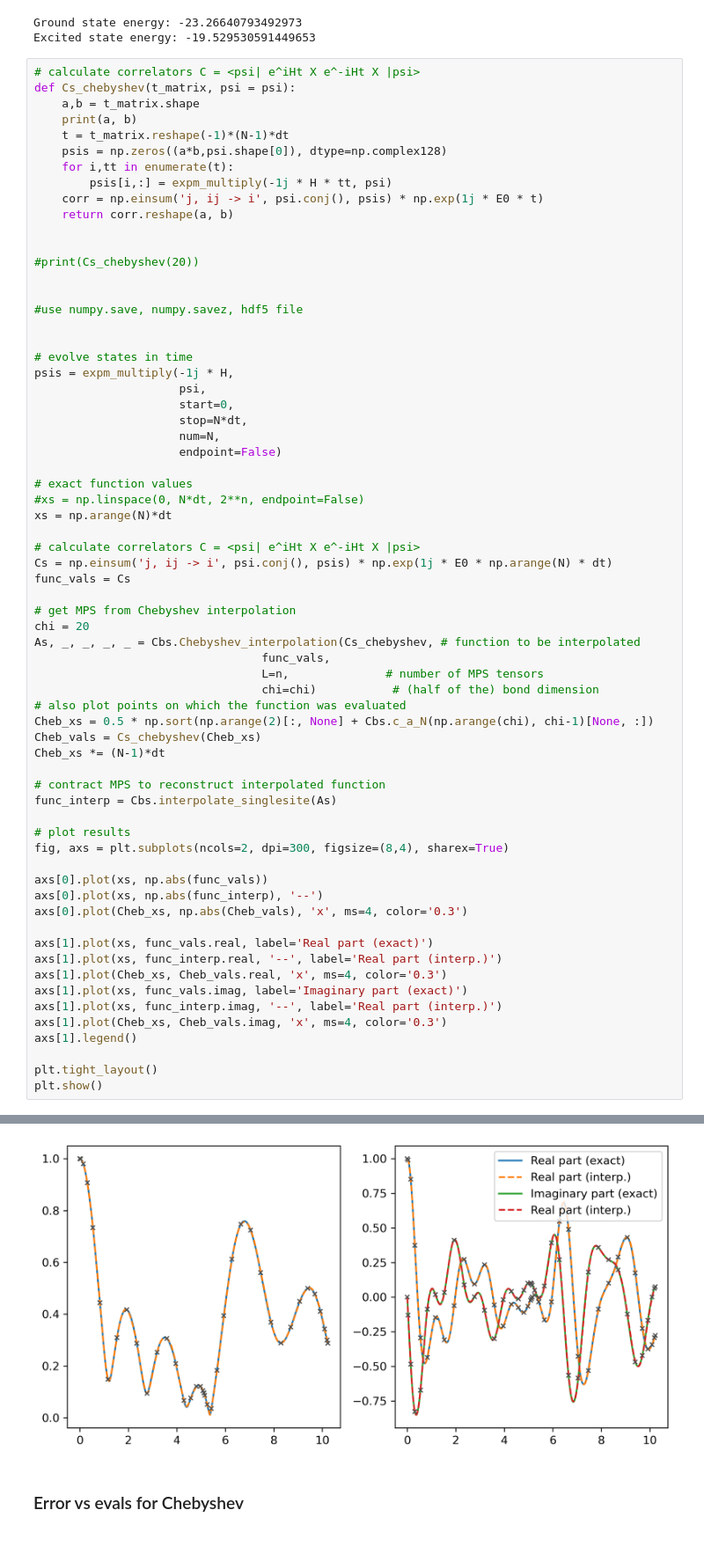
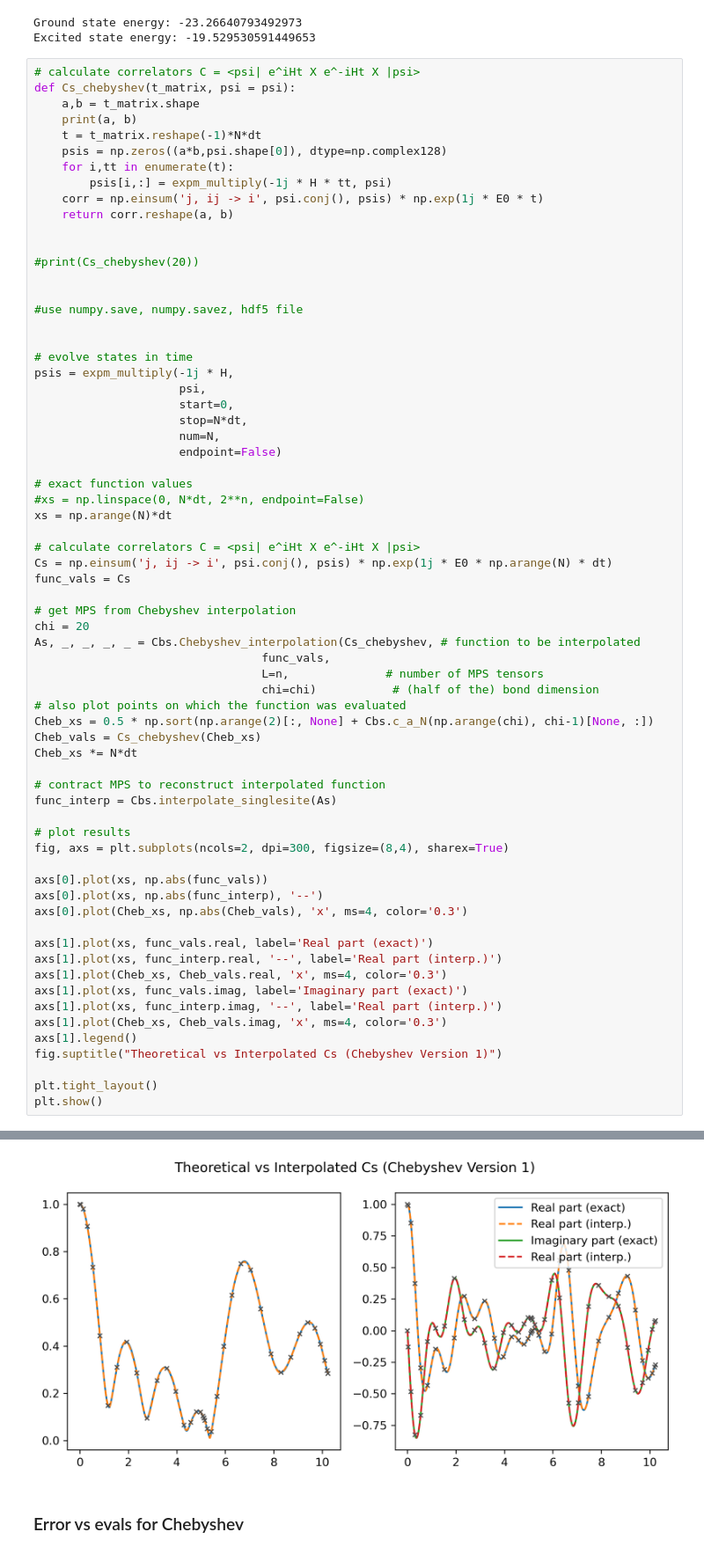
Before and after one commit to gconcheri/Student-Research-Job, a Jupyter notebook: Correlation_function/Correlation_function_Chebyshev.ipynb, the cells around one changed output, grey strips where cells are left out. Shown at 88% size. Saved outputs shown, nothing was run; the diff lists cells and outputs as text.

```diff
--- a/Correlation_function/Correlation_function_Chebyshev.ipynb
+++ b/Correlation_function/Correlation_function_Chebyshev.ipynb
@@ -99,7 +99,7 @@ Excited state energy: -19.529530591449653
 def Cs_chebyshev(t_matrix, psi = psi):
     a,b = t_matrix.shape
     print(a, b)
-    t = t_matrix.reshape(-1)*(N-1)*dt
+    t = t_matrix.reshape(-1)*N*dt
     psis = np.zeros((a*b,psi.shape[0]), dtype=np.complex128)
     for i,tt in enumerate(t):
         psis[i,:] = expm_multiply(-1j * H * tt, psi)
@@ -135,35 +135,36 @@ As, _, _, _, _ = Cbs.Chebyshev_interpolation(Cs_chebyshev, # function to be inte
                                  func_vals,
                                  L=n,              # number of MPS tensors
                                  chi=chi)           # (half of the) bond dimension
 # also plot points on which the function was evaluated
 Cheb_xs = 0.5 * np.sort(np.arange(2)[:, None] + Cbs.c_a_N(np.arange(chi), chi-1)[None, :])
 Cheb_vals = Cs_chebyshev(Cheb_xs)
-Cheb_xs *= (N-1)*dt
+Cheb_xs *= N*dt
 
 # contract MPS to reconstruct interpolated function
 func_interp = Cbs.interpolate_singlesite(As)
 
 # plot results
 fig, axs = plt.subplots(ncols=2, dpi=300, figsize=(8,4), sharex=True)
 
 axs[0].plot(xs, np.abs(func_vals))
 axs[0].plot(xs, np.abs(func_interp), '--')
 axs[0].plot(Cheb_xs, np.abs(Cheb_vals), 'x', ms=4, color='0.3')
 
 axs[1].plot(xs, func_vals.real, label='Real part (exact)')
 axs[1].plot(xs, func_interp.real, '--', label='Real part (interp.)')
 axs[1].plot(Cheb_xs, Cheb_vals.real, 'x', ms=4, color='0.3')
 axs[1].plot(xs, func_vals.imag, label='Imaginary part (exact)')
 axs[1].plot(xs, func_interp.imag, '--', label='Real part (interp.)')
 axs[1].plot(Cheb_xs, Cheb_vals.imag, 'x', ms=4, color='0.3')
 axs[1].legend()
+fig.suptitle("Theoretical vs Interpolated Cs (Chebyshev Version 1)")
 
 plt.tight_layout()
 plt.show()
 # %% [output]
 2 20
 2 20
-[figure, old version]
+[figure, new version]
 # %% [markdown]
 ### Error vs evals for Chebyshev
 # %%
```
Also changed, not shown: parts of 9 cells of this notebook, 14 other files.
